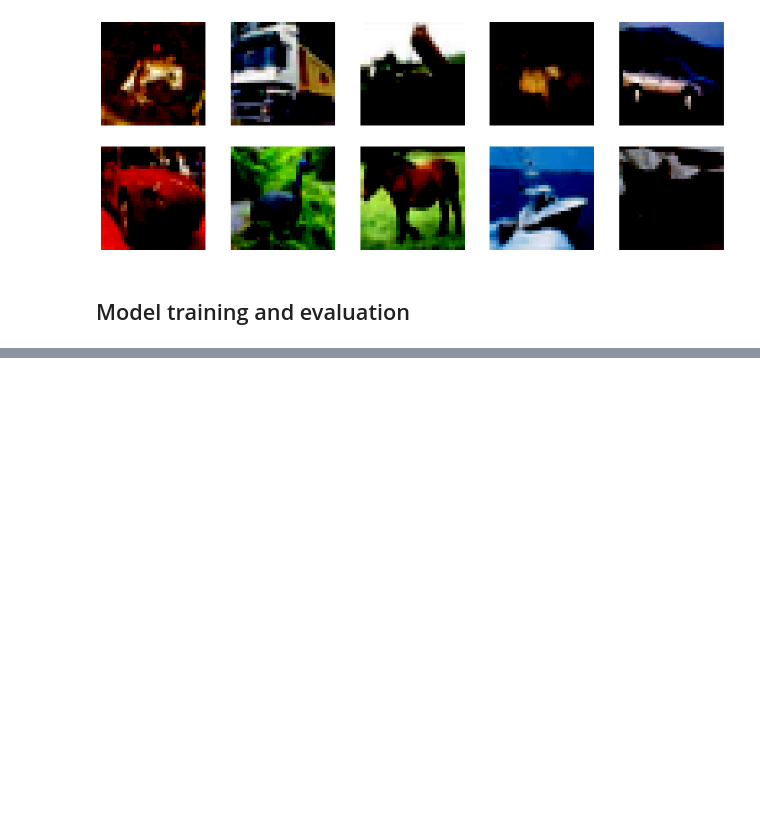
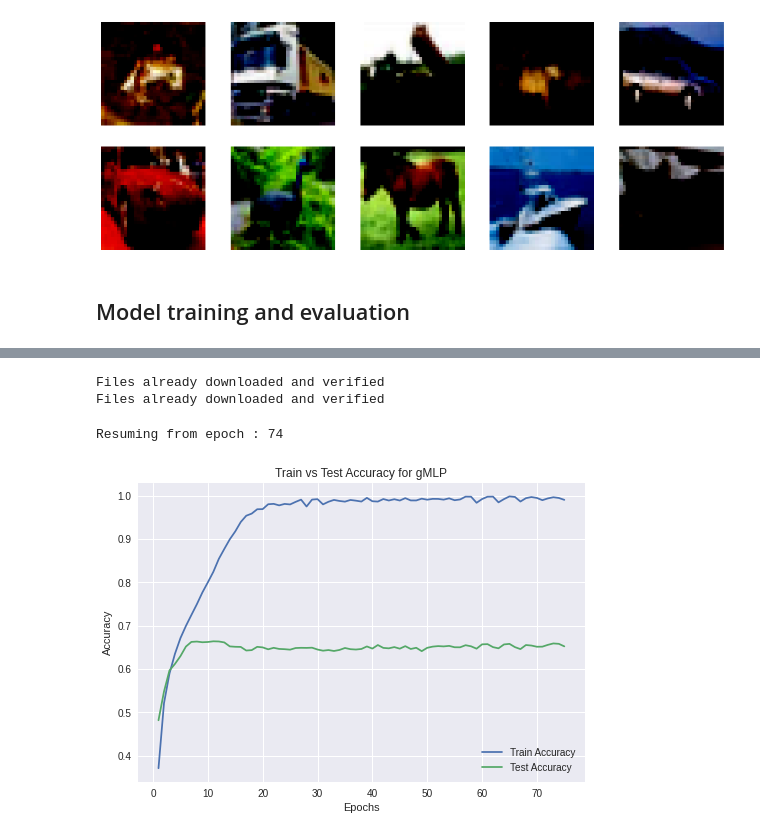
Before and after one commit to indrajitt/gMLPs-Image-Classification, a Jupyter notebook: gMLPs_for_Image_Classification.ipynb, the cells around one changed output, grey strips where cells are left out. Saved outputs shown, nothing was run; the diff lists cells and outputs as text; code cells hidden in the pictures; blank space fills up the shorter version.

Commit message:
Added gMLP model with attention

```diff
--- a/gMLPs_for_Image_Classification.ipynb
+++ b/gMLPs_for_Image_Classification.ipynb
@@ -802,14 +313,0 @@ Epoch : 16 - acc: 0.7074 - loss : 0.8117
-# %%
-train_accs = [acc.cpu().item() for acc in train_accs]
-test_accs = [acc.cpu().item() for acc in test_accs]
-# print(train_accs)
-# print(test_accs)
-plt.style.use('seaborn')
-plt.plot(range(1, 101), train_accs, label='Train Accuracy')
-plt.plot(range(1, 101), test_accs, label='Test Accuracy')
-
-plt.xlabel("Epochs")
-plt.ylabel("Accuracy")
-
-plt.title("Train vs Test Accuracy")
-plt.legend(loc='lower right')
@@ -824,0 +314,12 @@ Post midsem submission, we will try and make the follwoing changes/explorations:
+# %%
+model = gMLPForImageClassification(image_size = 32,
+      patch_size = patch_size,
+      in_channels = channels,
+      num_classes = classes,
+      d_model=128,
+      d_ffn=256,
+      seq_len=64,
+      num_layers=6)
+model = model.cuda()
+model.name = "gMLP"
+summary(model, (3, 32, 32), 128)
@@ -824,0 +344,6 @@ Post midsem submission, we will try and make the follwoing changes/explorations:
+# %%
+train_dataloader = CIFAR10DataLoader(split='train', batch_size=batch_size, num_workers=num_workers, shuffle=True)
+test_dataloader = CIFAR10DataLoader(split='test', batch_size=batch_size, num_workers=num_workers, shuffle=False)
+# %% [output]
+Files already downloaded and verified
+Files already downloaded and verified
@@ -824,0 +423,22 @@ Post midsem submission, we will try and make the follwoing changes/explorations:
+# %%
+def print_performance_graph(epochs, model_name, train_accs, test_accs):
+  train_accs_cpu = [acc.cpu().item() for acc in train_accs]
+  test_accs_cpu = [acc.cpu().item() for acc in test_accs]
+
+  plt.style.use('seaborn')
+  plt.plot(range(1, epochs+1), train_accs_cpu, label='Train Accuracy')
+  plt.plot(range(1, epochs+1), test_accs_cpu, label='Test Accuracy')
+
+  plt.xlabel("Epochs")
+  plt.ylabel("Accuracy")
+
+  plt.title("Train vs Test Accuracy for "+model_name)
+  plt.legend(loc='lower right')
+# %%
+train_accs, test_accs = run_model(epochs, model, True)
+# %% [output]
+Resuming from epoch : 74
+# %%
+print_performance_graph(epochs, "gMLP", train_accs, test_accs)
+# %% [output]
+[figure, added]
```
Also changed, not shown: parts of 49 cells of this notebook.
